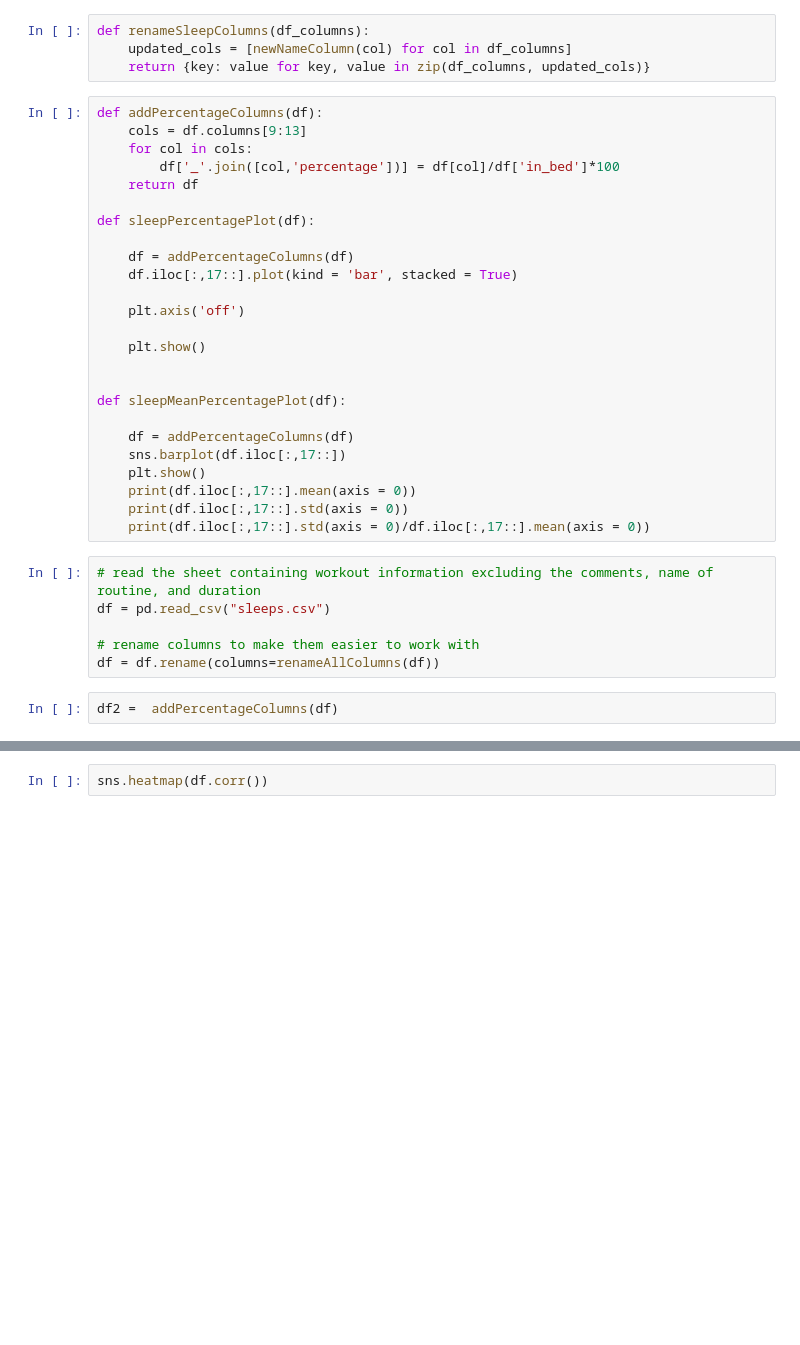
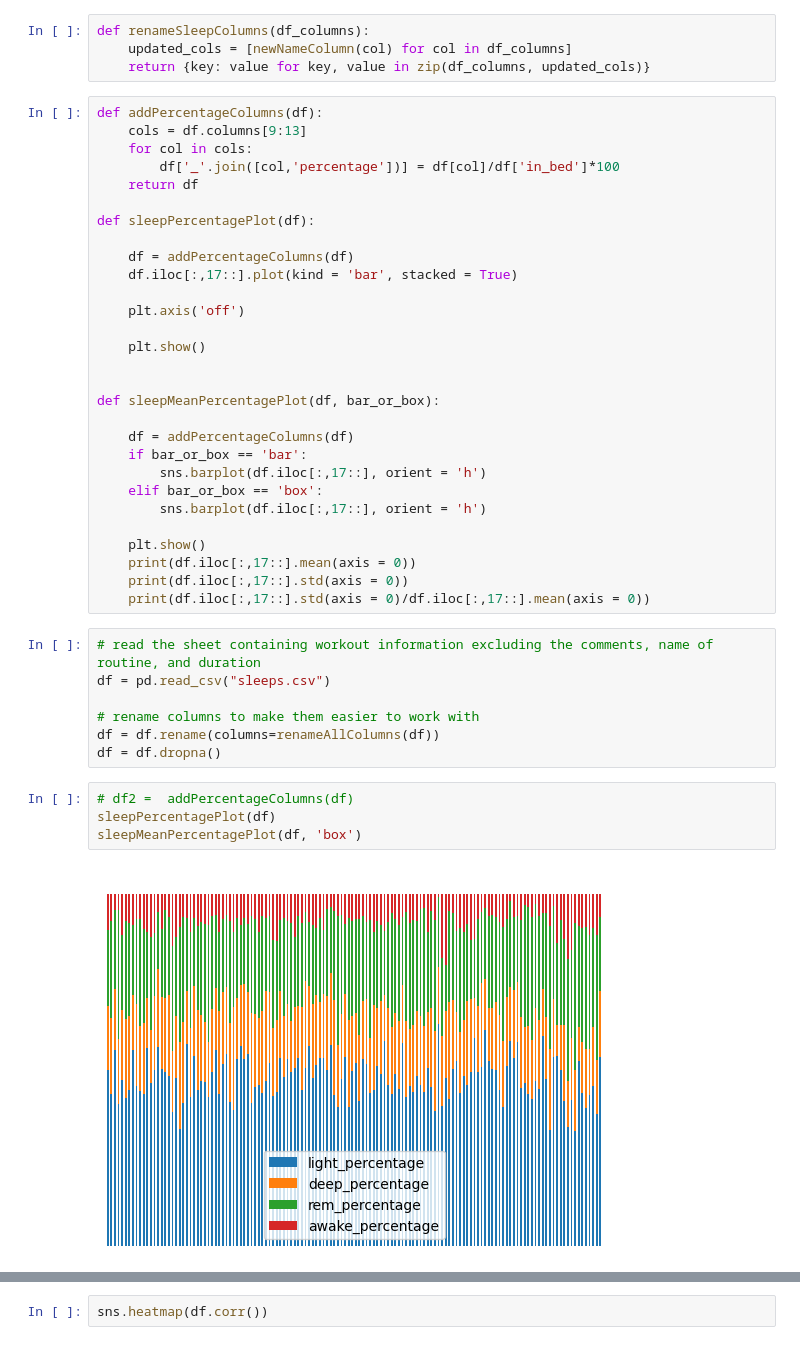
Before and after one commit to gsiraji/Tools, a Jupyter notebook: python/sleep_data.ipynb, the cells around one changed output, grey strips where cells are left out. Drawn from its saved outputs; the diff is of its cells as text; blank space fills up the shorter version.

```diff
--- a/python/sleep_data.ipynb
+++ b/python/sleep_data.ipynb
@@ -96,10 +99,14 @@ def sleepPercentagePlot(df):
     plt.show()
 
 
-def sleepMeanPercentagePlot(df):
+def sleepMeanPercentagePlot(df, bar_or_box):
 
     df = addPercentageColumns(df)
-    sns.barplot(df.iloc[:,17::])
+    if bar_or_box == 'bar':
+        sns.barplot(df.iloc[:,17::], orient = 'h')
+    elif bar_or_box == 'box':
+        sns.barplot(df.iloc[:,17::], orient = 'h')
+
     plt.show()
     print(df.iloc[:,17::].mean(axis = 0))
     print(df.iloc[:,17::].std(axis = 0))
@@ -110,6 +117,10 @@ df = pd.read_csv("sleeps.csv")
 
 # rename columns to make them easier to work with
 df = df.rename(columns=renameAllColumns(df))
+df = df.dropna()
 # %%
-df2 =  addPercentageColumns(df)
+# df2 =  addPercentageColumns(df)
+sleepPercentagePlot(df)
+sleepMeanPercentagePlot(df, 'box')
 # %% [output]
+[figure, added]
```
Also changed, not shown: parts of 26 cells of this notebook.
